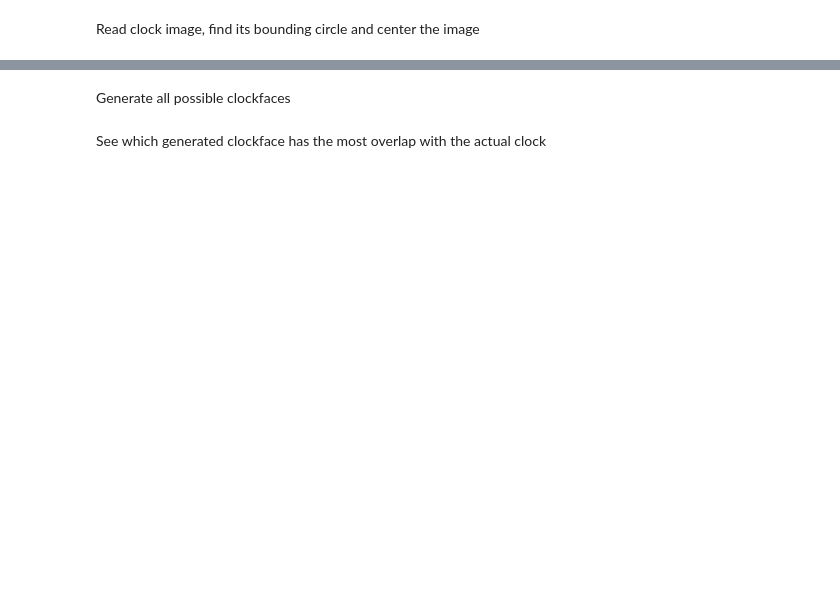
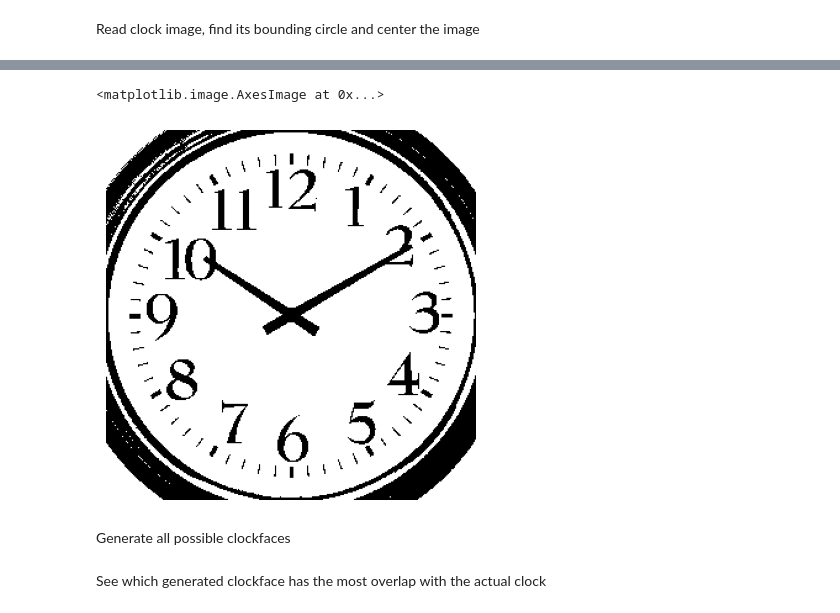
Before and after one commit to ThePuscher/-analogue_clock_reader, a Jupyter notebook: clock.ipynb, the cells around one changed output, grey strips where cells are left out. Saved outputs shown, nothing was run; the diff lists cells and outputs as text; code cells hidden in the pictures; blank space fills up the shorter version.

```diff
--- a/clock.ipynb
+++ b/clock.ipynb
@@ -56,3 +62,11 @@ if circles is not None:
+# %%
+clock = cv2.cvtColor(cropped_image_resized, cv2.COLOR_BGR2GRAY)
+_, clock = cv2.threshold(clock, 127, 255, cv2.THRESH_BINARY)
+plt.axis("off")
+plt.imshow(clock, cmap="gray")
+# %% [output]
+<matplotlib.image.AxesImage at 0x...>
+[figure, added]
 # %%
 def generate_clock(h: int, m: int) -> np.ndarray:
     """
```
Also changed, not shown: parts of 4 cells of this notebook, 1 other file.
